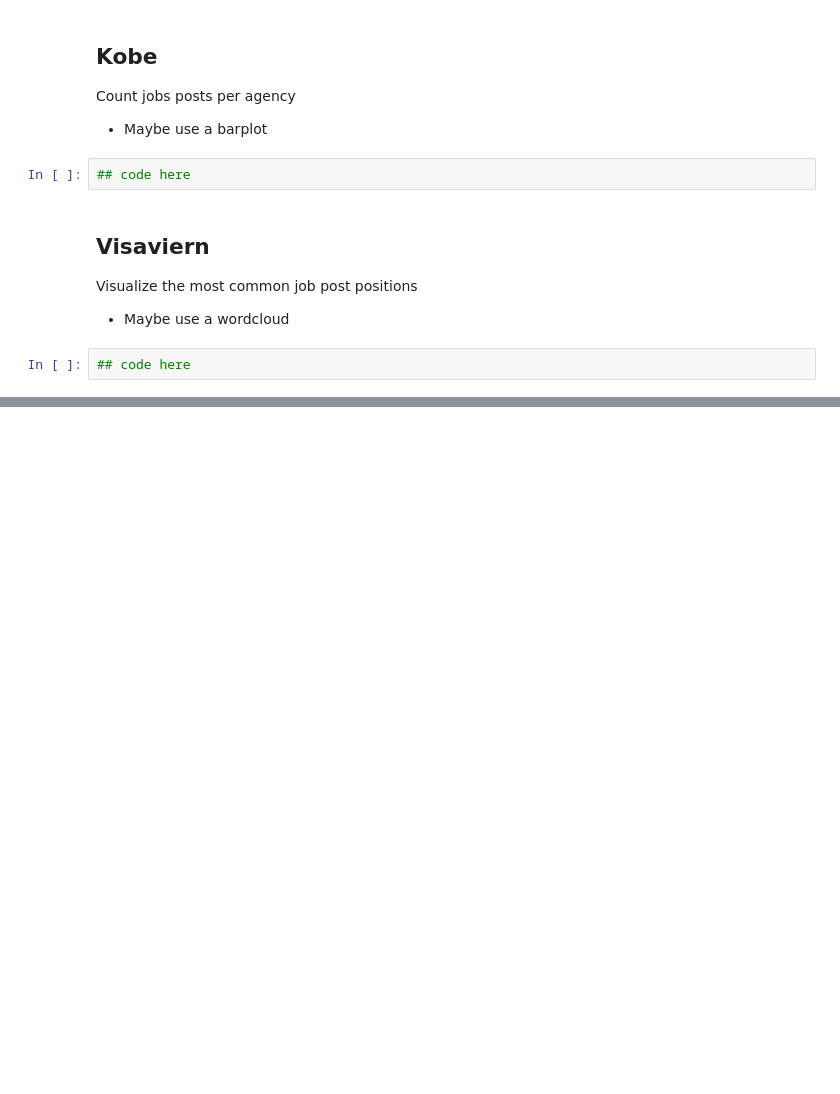
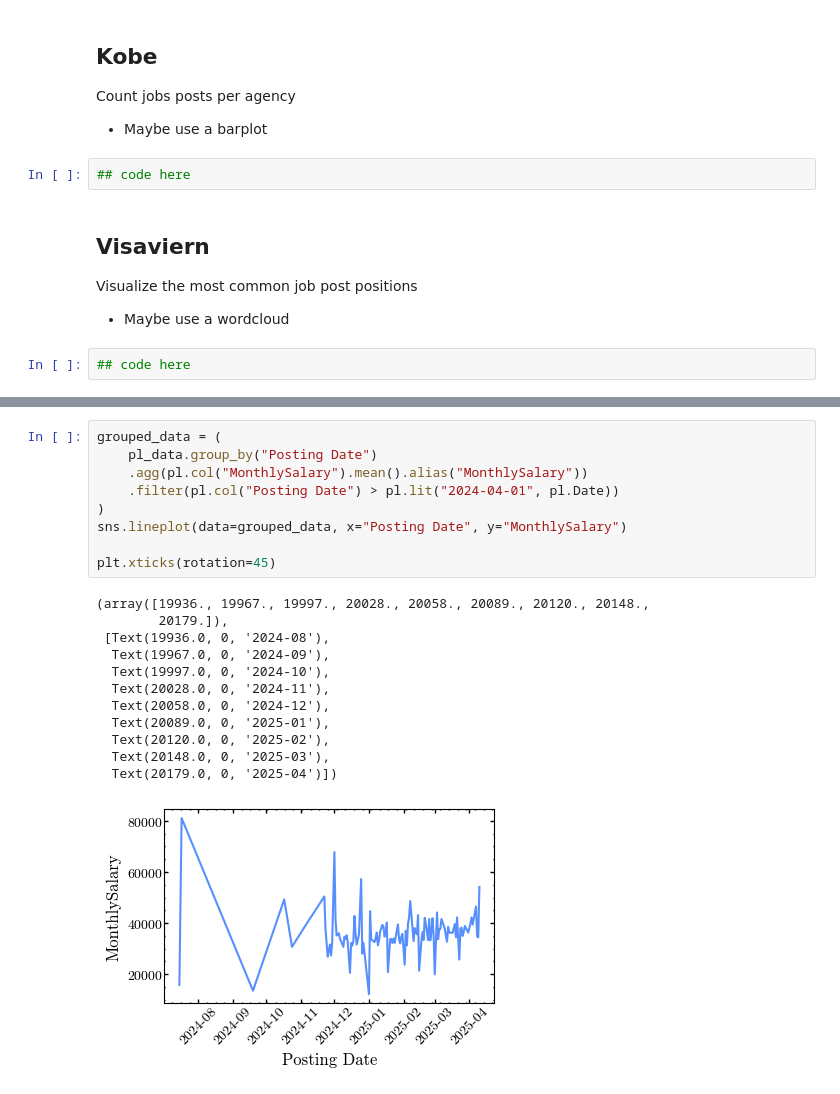
Before and after one commit to iragca/ml-final-project, a Jupyter notebook: notebooks/2.0-everyone-csc-eda.ipynb, the cells around one changed output, grey strips where cells are left out. Cells and saved outputs as stored; diff of their text form; blank space fills up the shorter version.

```diff
--- a/notebooks/2.0-everyone-csc-eda.ipynb
+++ b/notebooks/2.0-everyone-csc-eda.ipynb
@@ -71,0 +91,22 @@ Visualize the most common job post positions
+# %%
+grouped_data = (
+    pl_data.group_by("Posting Date")
+    .agg(pl.col("MonthlySalary").mean().alias("MonthlySalary"))
+    .filter(pl.col("Posting Date") > pl.lit("2024-04-01", pl.Date))
+)
+sns.lineplot(data=grouped_data, x="Posting Date", y="MonthlySalary")
+
+plt.xticks(rotation=45)
+# %% [output]
+(array([19936., 19967., 19997., 20028., 20058., 20089., 20120., 20148.,
+        20179.]),
+ [Text(19936.0, 0, '2024-08'),
+  Text(19967.0, 0, '2024-09'),
+  Text(19997.0, 0, '2024-10'),
+  Text(20028.0, 0, '2024-11'),
+  Text(20058.0, 0, '2024-12'),
+  Text(20089.0, 0, '2025-01'),
+  Text(20120.0, 0, '2025-02'),
+  Text(20148.0, 0, '2025-03'),
+  Text(20179.0, 0, '2025-04')])
+[figure, added]
```
Also changed, not shown: parts of 4 cells of this notebook.
